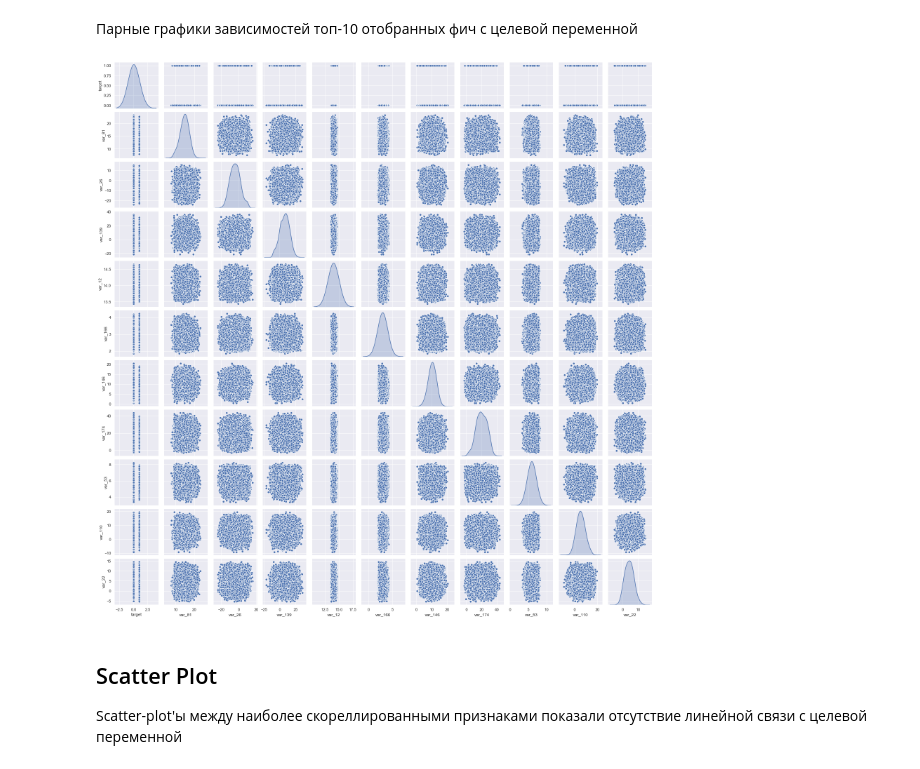
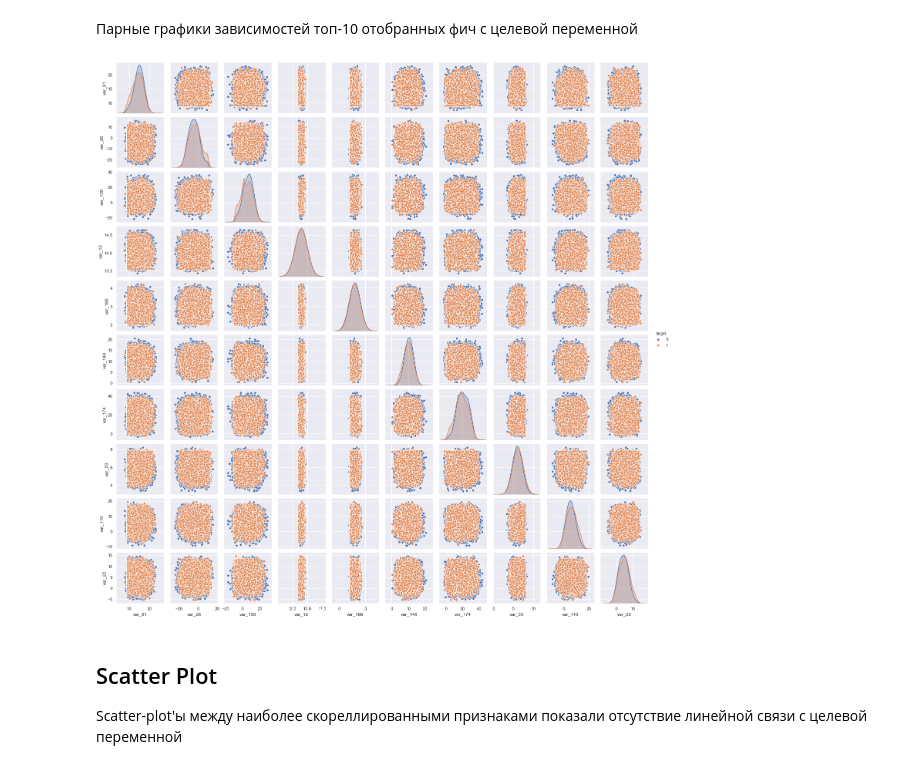
Before and after one commit to Nickel-nc/GU_Sport_DS, a Jupyter notebook: 1. Raw_Data_EDA/Raw_Data_EDA.ipynb, the cells around one changed output. Drawn from its saved outputs; the diff is of its cells as text; code cells hidden in the pictures.

```diff
--- a/1. Raw_Data_EDA/Raw_Data_EDA.ipynb
+++ b/1. Raw_Data_EDA/Raw_Data_EDA.ipynb
@@ -373,12 +373,12 @@ TOP_10_FEATS
 # %%
 sns.set()
 
 columns = [TARGET] + TOP_10_FEATS
 
-sns.pairplot(train_df[columns], height=2, kind="scatter", diag_kind="kde", diag_kws={'bw':'1.0'})
+sns.pairplot(train_df[columns], height=2, kind="scatter", diag_kind="kde", diag_kws={'bw':'1.0'}, hue='target')
 plt.show()
 # %% [output]
-[figure, old version]
+[figure, new version]
 # %% [markdown]
 ## Scatter Plot
 
```
Also changed, not shown: parts of 7 cells of this notebook.
